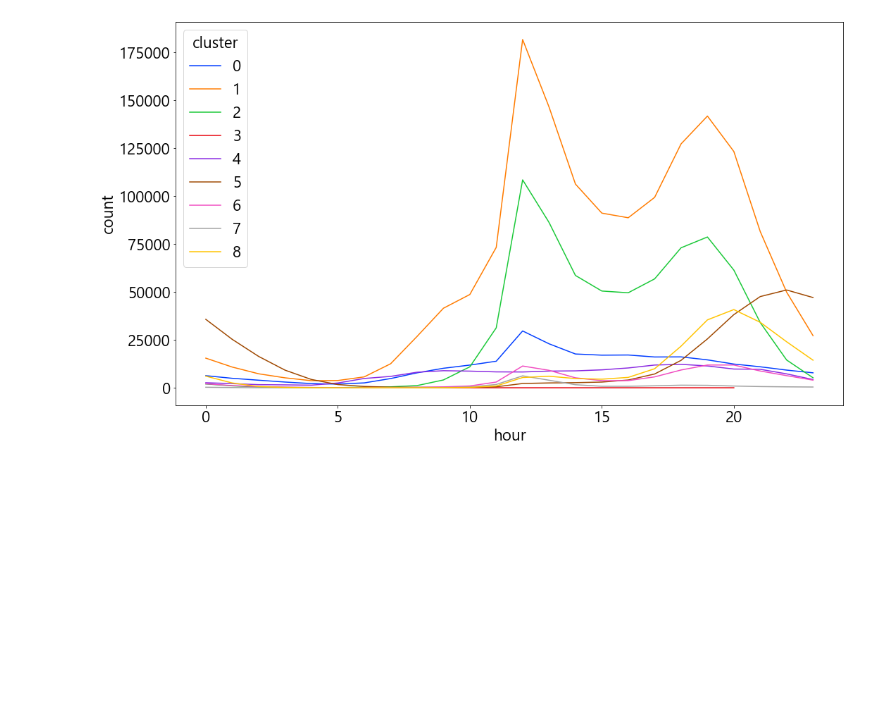
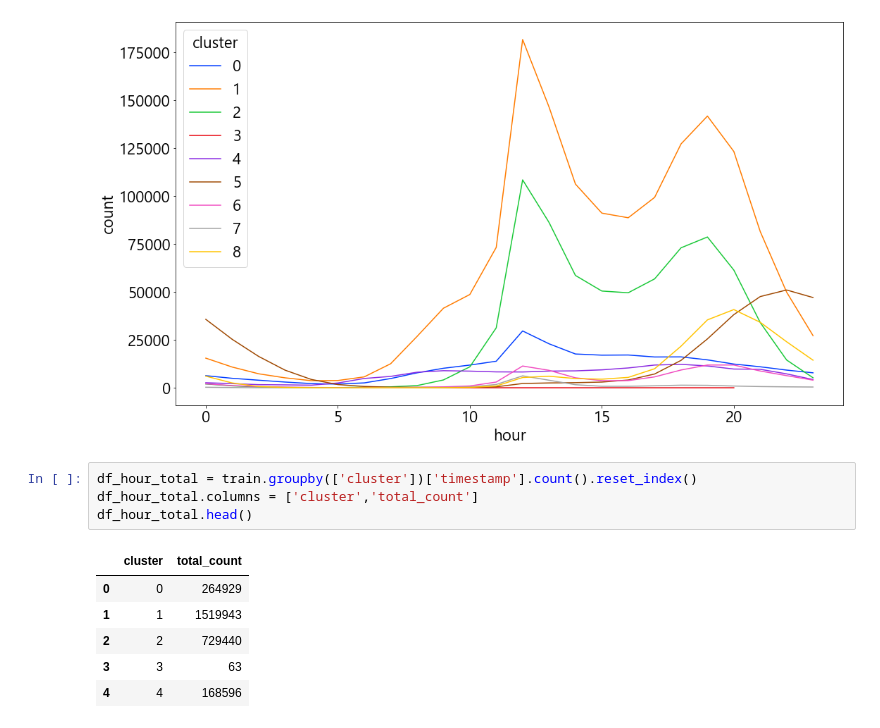
Before and after one commit to statomato/Card-Data, a Jupyter notebook: 이은진_Visualization_0206.ipynb, the cells around one changed output. Drawn from its saved outputs; the diff is of its cells as text; blank space fills up the shorter version.

```diff
--- a/이은진_Visualization_0206.ipynb
+++ b/이은진_Visualization_0206.ipynb
@@ -449,3 +451,14 @@ sns.lineplot(x='hour',
 # %% [output]
 <AxesSubplot:xlabel='hour', ylabel='count'>
 [figure]
+# %%
+df_hour_total = train.groupby(['cluster'])['timestamp'].count().reset_index()
+df_hour_total.columns = ['cluster','total_count']
+df_hour_total.head()
+# %% [output]
+|  | cluster | total_count |
+| 0 | 0 | 264929 |
+| 1 | 1 | 1519943 |
+| 2 | 2 | 729440 |
+| 3 | 3 | 63 |
+| 4 | 4 | 168596 |
```
Also changed, not shown: parts of 6 cells of this notebook.
